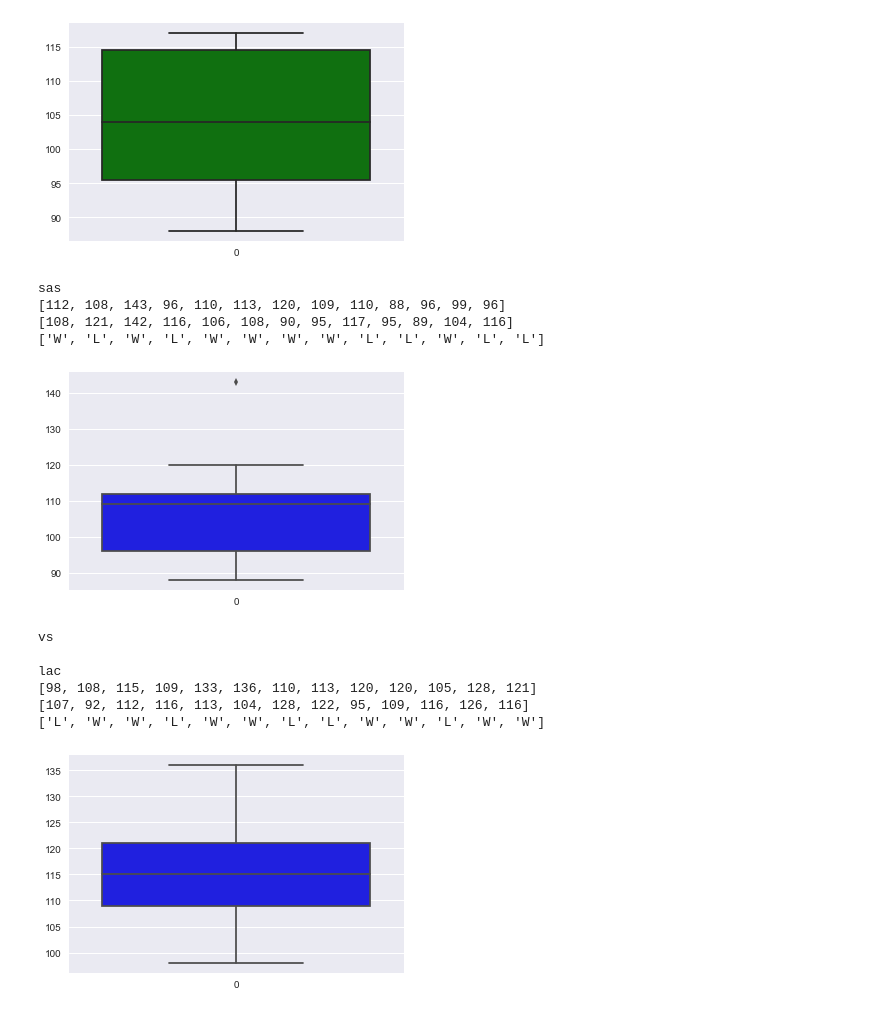
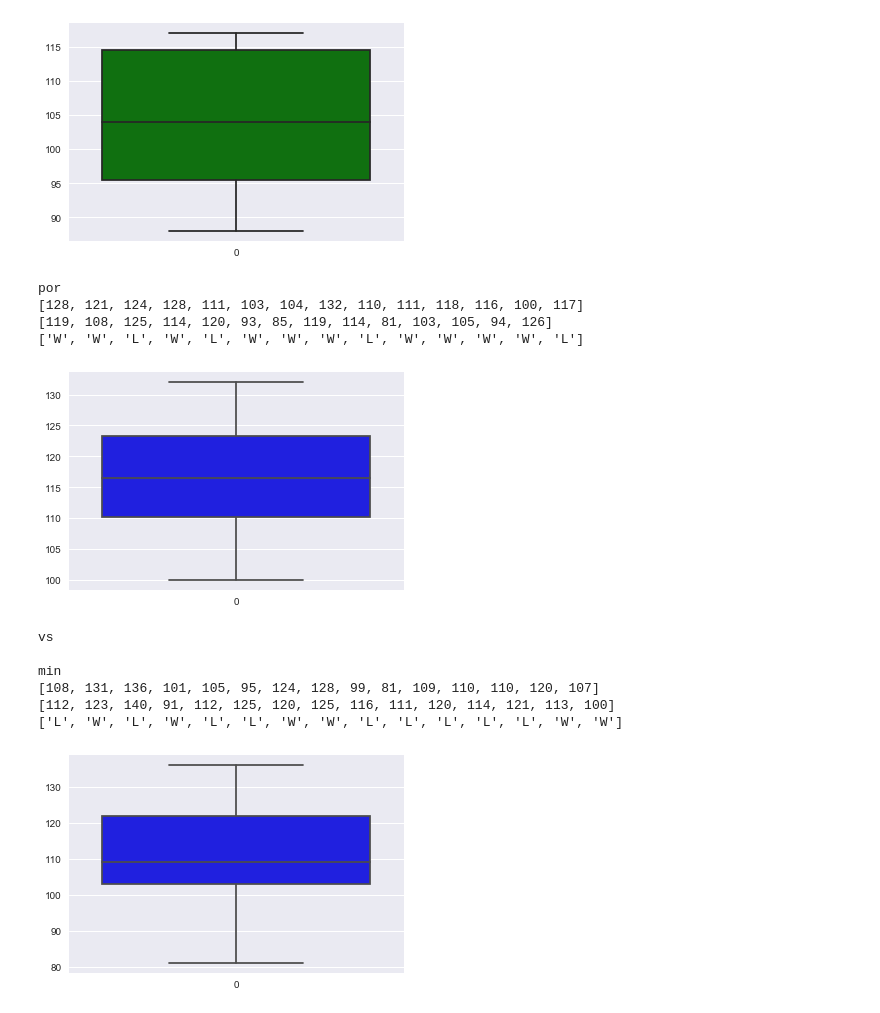
Before and after one commit to laimis/gamepredictions, a Jupyter notebook: train_model.ipynb, the cells around one changed output. Cells and saved outputs as stored; diff of their text form; code cells hidden in the pictures.

```diff
--- a/train_model.ipynb
+++ b/train_model.ipynb
@@ -178,23 +178,23 @@ def team_summary(stats, team_name):
     sns.boxplot(data=stats[team_name]["scored"], color="blue")
     plt.show()
 # %%
-team_summary(stats, "sas")
+team_summary(stats, "por")
 print()
 print("vs")
 print()
-team_summary(stats, "lac")
+team_summary(stats, "min")
 # %% [output]
-sas
-[112, 108, 143, 96, 110, 113, 120, 109, 110, 88, 96, 99, 96]
-[108, 121, 142, 116, 106, 108, 90, 95, 117, 95, 89, 104, 116]
-['W', 'L', 'W', 'L', 'W', 'W', 'W', 'W', 'L', 'L', 'W', 'L', 'L']
+por
+[128, 121, 124, 128, 111, 103, 104, 132, 110, 111, 118, 116, 100, 117]
+[119, 108, 125, 114, 120, 93, 85, 119, 114, 81, 103, 105, 94, 126]
+['W', 'W', 'L', 'W', 'L', 'W', 'W', 'W', 'L', 'W', 'W', 'W', 'W', 'L']
-[figure, old version]
+[figure, new version]
 vs
 
-lac
-[98, 108, 115, 109, 133, 136, 110, 113, 120, 120, 105, 128, 121]
-[107, 92, 112, 116, 113, 104, 128, 122, 95, 109, 116, 126, 116]
-['L', 'W', 'W', 'L', 'W', 'W', 'L', 'L', 'W', 'W', 'L', 'W', 'W']
+min
+[108, 131, 136, 101, 105, 95, 124, 128, 99, 81, 109, 110, 110, 120, 107]
+[112, 123, 140, 91, 112, 125, 120, 125, 116, 111, 120, 114, 121, 113, 100]
+['L', 'W', 'L', 'W', 'L', 'L', 'W', 'W', 'L', 'L', 'L', 'L', 'L', 'W', 'W']
-[figure, old version]
+[figure, new version]
 # %%
 sns.boxplot(data=stats["sas"]["scored"], color="blue")
```
Also changed, not shown: parts of 6 cells of this notebook, 7 other files.
